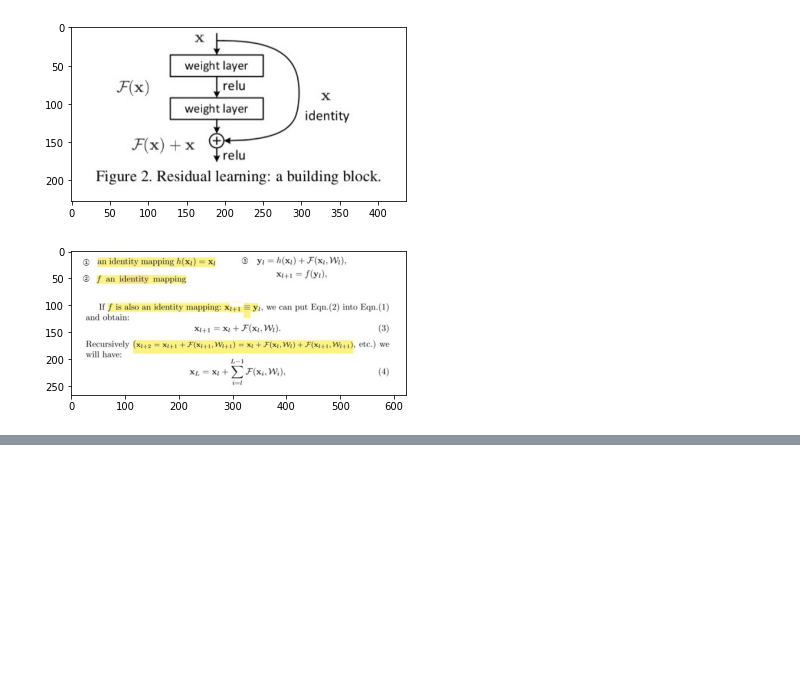
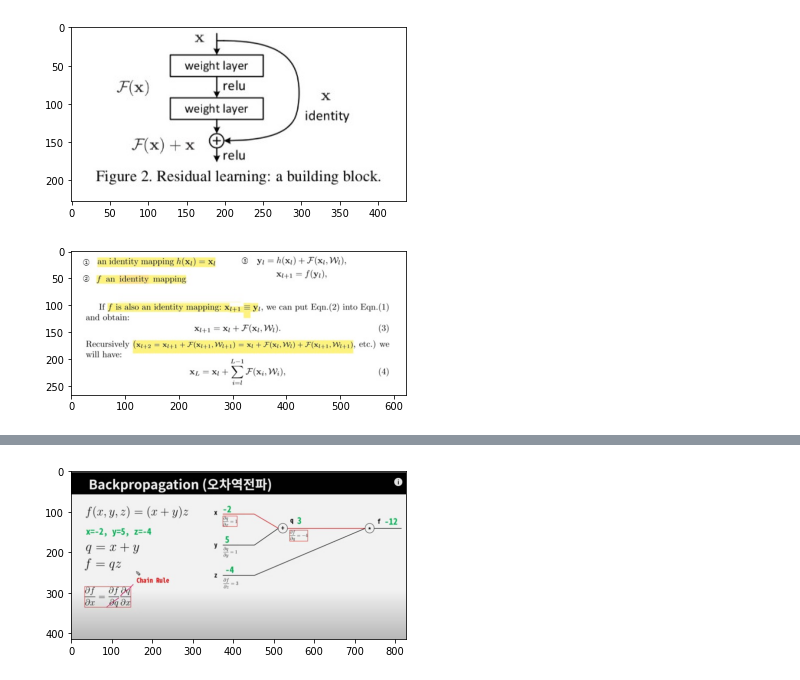
Before and after one commit to MinsuKim3095/study, a Jupyter notebook: 2.논문 읽기/Deep Residual Learning for Image Recognition.ipynb, the cells around one changed output, grey strips where cells are left out. Cells and saved outputs as stored; diff of their text form; code cells hidden in the pictures; blank space fills up the shorter version.

```diff
--- a/2.논문 읽기/Deep Residual Learning for Image Recognition.ipynb
+++ b/2.논문 읽기/Deep Residual Learning for Image Recognition.ipynb
@@ -90,0 +137,7 @@ plt.show()
+# %%
+# 이때는 chain rule을 사용하여 계산
+image7 = img.imread('./Deep_Residual_Learning_for_Image_Recognition/backpropagation2.jpg')
+plt.imshow(image7)
+plt.show()
+# %% [output]
+[figure, added]
```
Also changed, not shown: parts of 31 cells of this notebook, 13 other files.
